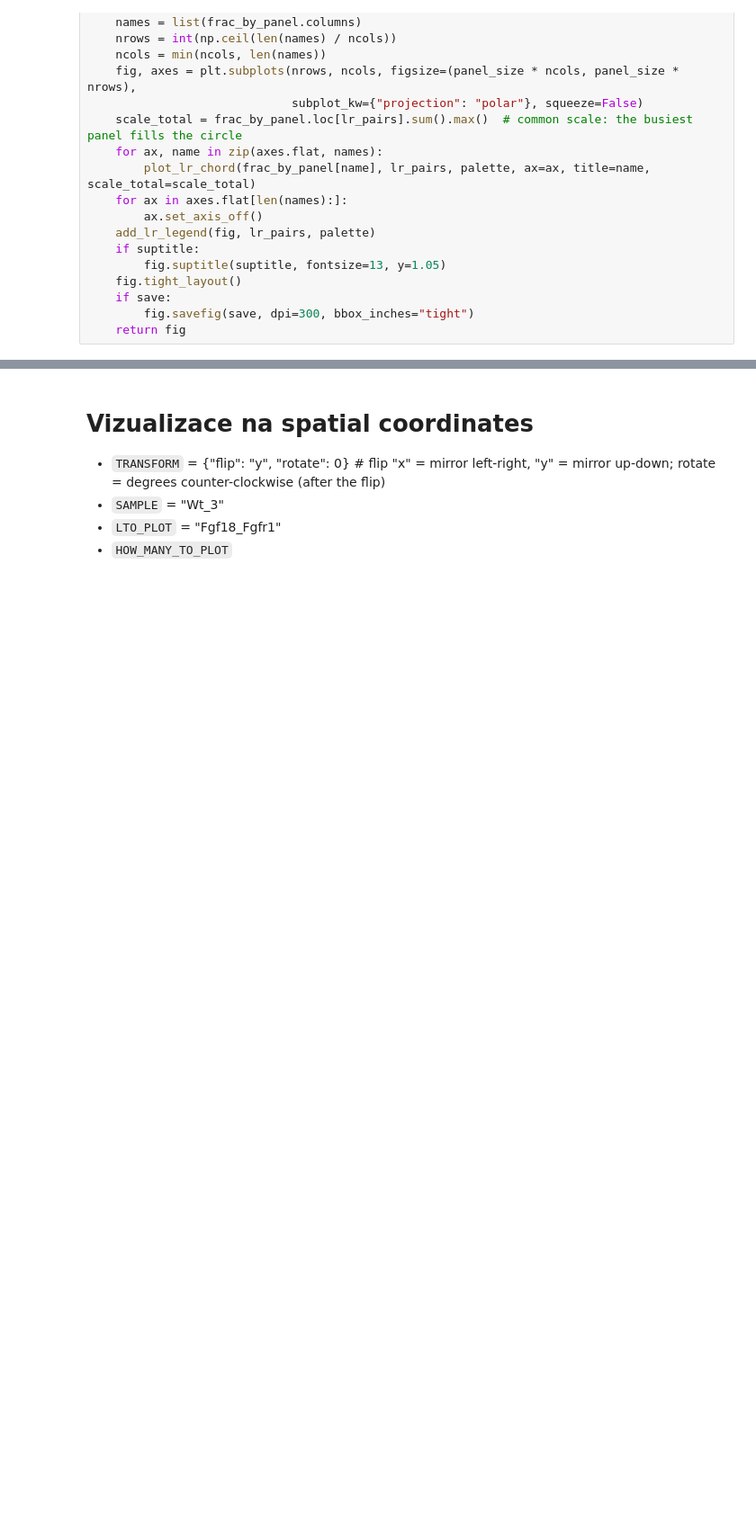
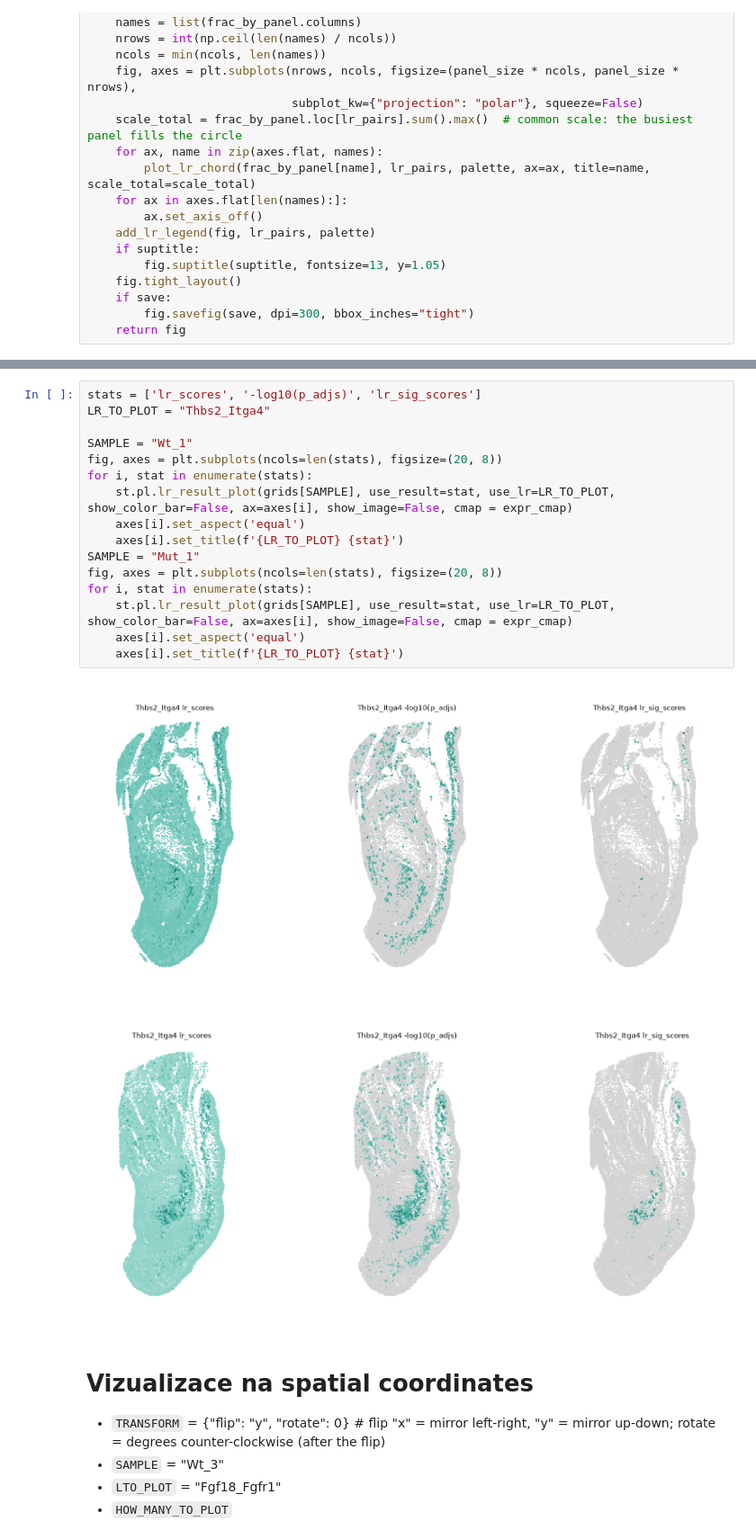
Before and after one commit to zimcikuh/Xenium_Analysis_SATB2_UMG_2026, a Jupyter notebook: scripts/08_2_stlearn_vizual.ipynb, the cells around one changed output, grey strips where cells are left out. Shown at 90% size. Saved outputs shown, nothing was run; the diff lists cells and outputs as text; blank space fills up the shorter version.

```diff
--- a/scripts/08_2_stlearn_vizual.ipynb
+++ b/scripts/08_2_stlearn_vizual.ipynb
@@ -333,3 +313,22 @@ plt.show()
+# %%
+stats = ['lr_scores', '-log10(p_adjs)', 'lr_sig_scores']
+LR_TO_PLOT = "Thbs2_Itga4"
+
+SAMPLE = "Wt_1"
+fig, axes = plt.subplots(ncols=len(stats), figsize=(20, 8))
+for i, stat in enumerate(stats):
+    st.pl.lr_result_plot(grids[SAMPLE], use_result=stat, use_lr=LR_TO_PLOT, show_color_bar=False, ax=axes[i], show_image=False, cmap = expr_cmap)
+    axes[i].set_aspect('equal')
+    axes[i].set_title(f'{LR_TO_PLOT} {stat}')
+SAMPLE = "Mut_1"
+fig, axes = plt.subplots(ncols=len(stats), figsize=(20, 8))
+for i, stat in enumerate(stats):
+    st.pl.lr_result_plot(grids[SAMPLE], use_result=stat, use_lr=LR_TO_PLOT, show_color_bar=False, ax=axes[i], show_image=False, cmap = expr_cmap)
+    axes[i].set_aspect('equal')
+    axes[i].set_title(f'{LR_TO_PLOT} {stat}')
+# %% [output]
+[figure, added]
+[figure, added]
 # %% [markdown]
 # Vizualizace na spatial coordinates
 - `TRANSFORM` = {"flip": "y", "rotate": 0} # flip "x" = mirror left-right, "y" = mirror up-down; rotate = degrees counter-clockwise (after the flip)
```
Also changed, not shown: parts of 17 cells of this notebook, 3 other files.
